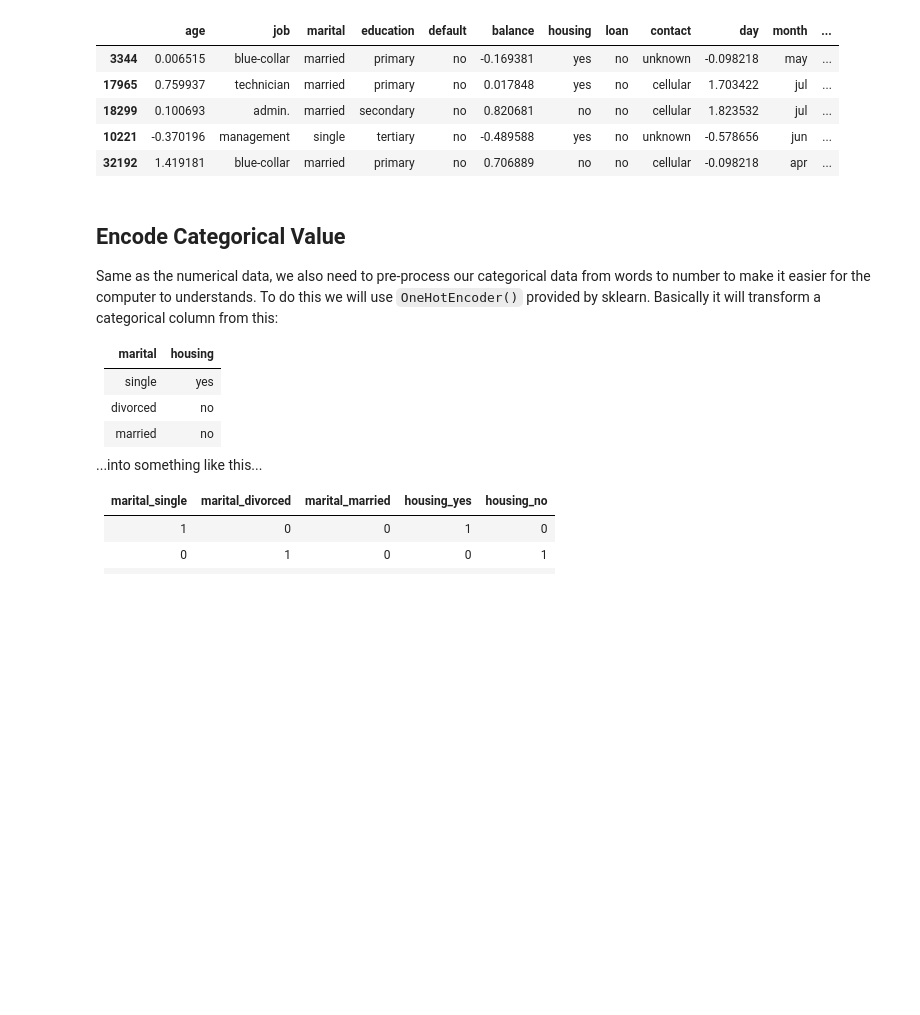
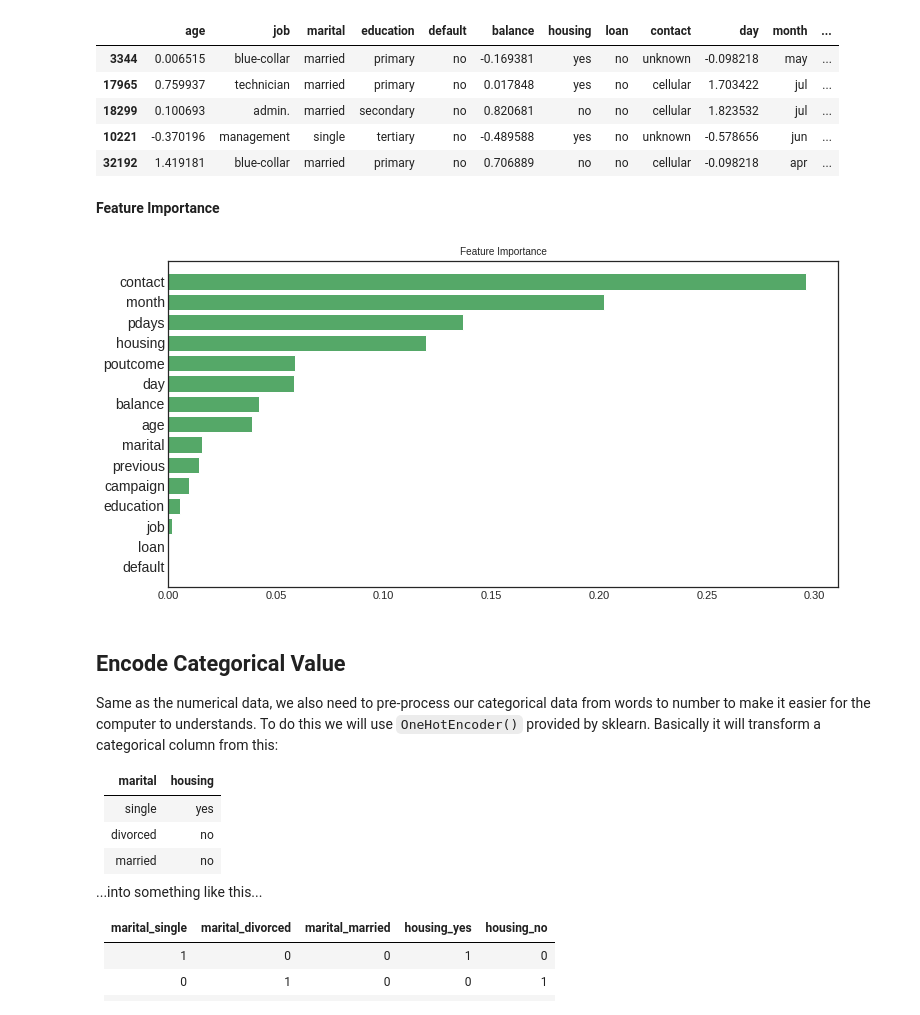
Before and after one commit to palit-ishan/Bank_Marketing_Campaign_Outcome, a Jupyter notebook: ML_Project_Notebook.ipynb, the cells around one changed output. Drawn from its saved outputs; the diff is of its cells as text; code cells hidden in the pictures; blank space fills up the shorter version.

```diff
--- a/ML_Project_Notebook.ipynb
+++ b/ML_Project_Notebook.ipynb
@@ -669,6 +669,43 @@ df_bank_ready_train.head()
 | 18299 | 0.100693 | admin. | married | secondary | no | 0.820681 | no | no | cellular | 1.823532 | jul | ... |
 | 10221 | -0.370196 | management | single | tertiary | no | -0.489588 | yes | no | unknown | -0.578656 | jun | ... |
 | 32192 | 1.419181 | blue-collar | married | primary | no | 0.706889 | no | no | cellular | -0.098218 | apr | ... |
+# %% [markdown]
+**Feature Importance**
+# %%
+data1 = df_bank_ready_train.copy()
+data1['job'] = df_bank_ready_train['job'].astype('category').cat.codes
+data1['marital'] = df_bank_ready_train['marital'].astype('category').cat.codes
+data1['education'] = df_bank_ready_train['education'].astype('category').cat.codes
+data1['contact'] = df_bank_ready_train['contact'].astype('category').cat.codes
+data1['poutcome'] = df_bank_ready_train['poutcome'].astype('category').cat.codes
+data1['month'] = df_bank_ready_train['month'].astype('category').cat.codes
+data1['default'] = df_bank_ready_train['default'].astype('category').cat.codes
+data1['loan'] = df_bank_ready_train['loan'].astype('category').cat.codes
+data1['housing'] = df_bank_ready_train['housing'].astype('category').cat.codes
+# %%
+from sklearn import tree
+from sklearn.tree import DecisionTreeClassifier
+import numpy as np
+plt.style.use('seaborn-white')
+
+clf = DecisionTreeClassifier(class_weight='balanced', min_weight_fraction_leaf = 0.01)
+
+clf.fit(data1.iloc[:,:-1], data1.iloc[:,-1])
+importances = clf.feature_importances_
+feature_names = df_bank_ready_train.drop('deposit', axis=1).columns
+indices = np.argsort(importances)
+
+def feature_importance_graph(indices, importances, feature_names):
+    plt.figure(figsize=(12,6))
+    plt.title("Feature Importance", fontsize=10)
+    plt.barh(range(len(indices)), importances[indices], color='g',  align="center")
+    plt.yticks(range(len(indices)), feature_names[indices], rotation='horizontal',fontsize=14)
+    plt.ylim([-1, len(indices)])
+
+feature_importance_graph(indices, importances, feature_names)
+plt.show()
+# %% [output]
+[figure, added]
 # %% [markdown]
 ## Encode Categorical Value
 
```
Also changed, not shown: parts of 4 cells of this notebook.
